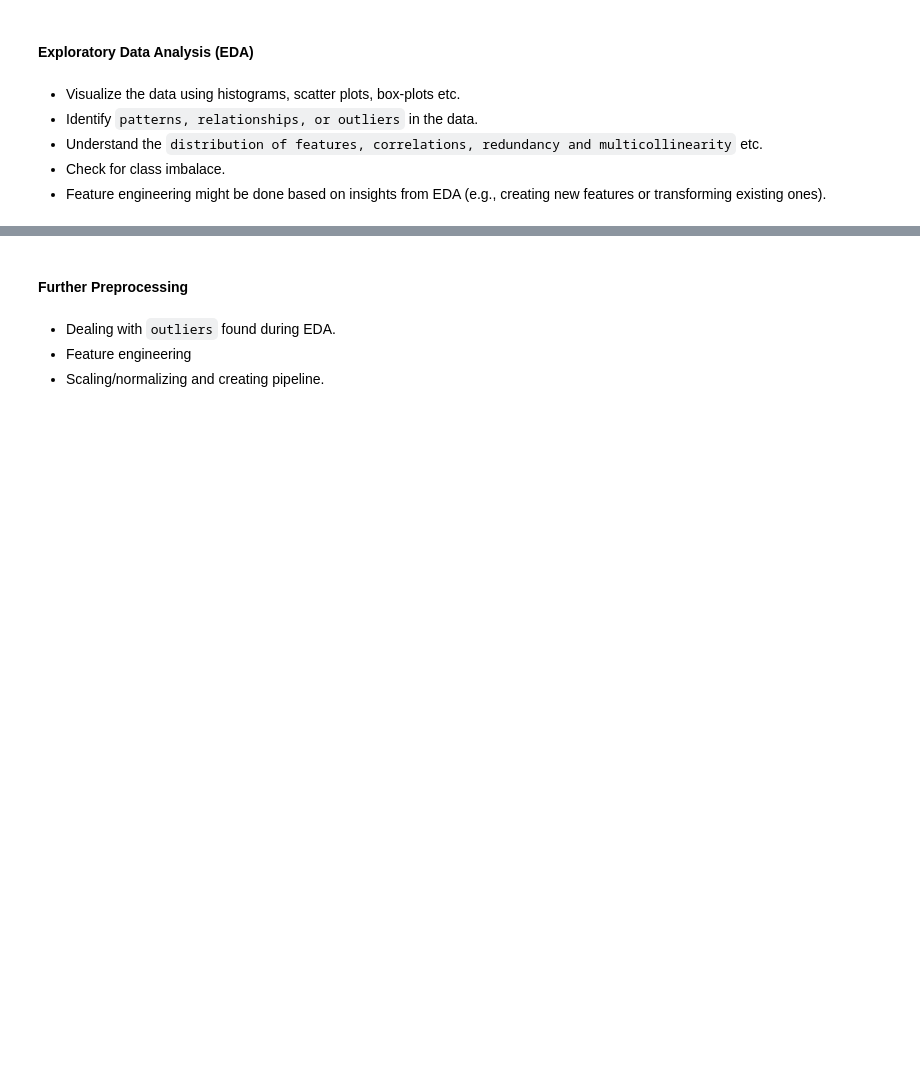
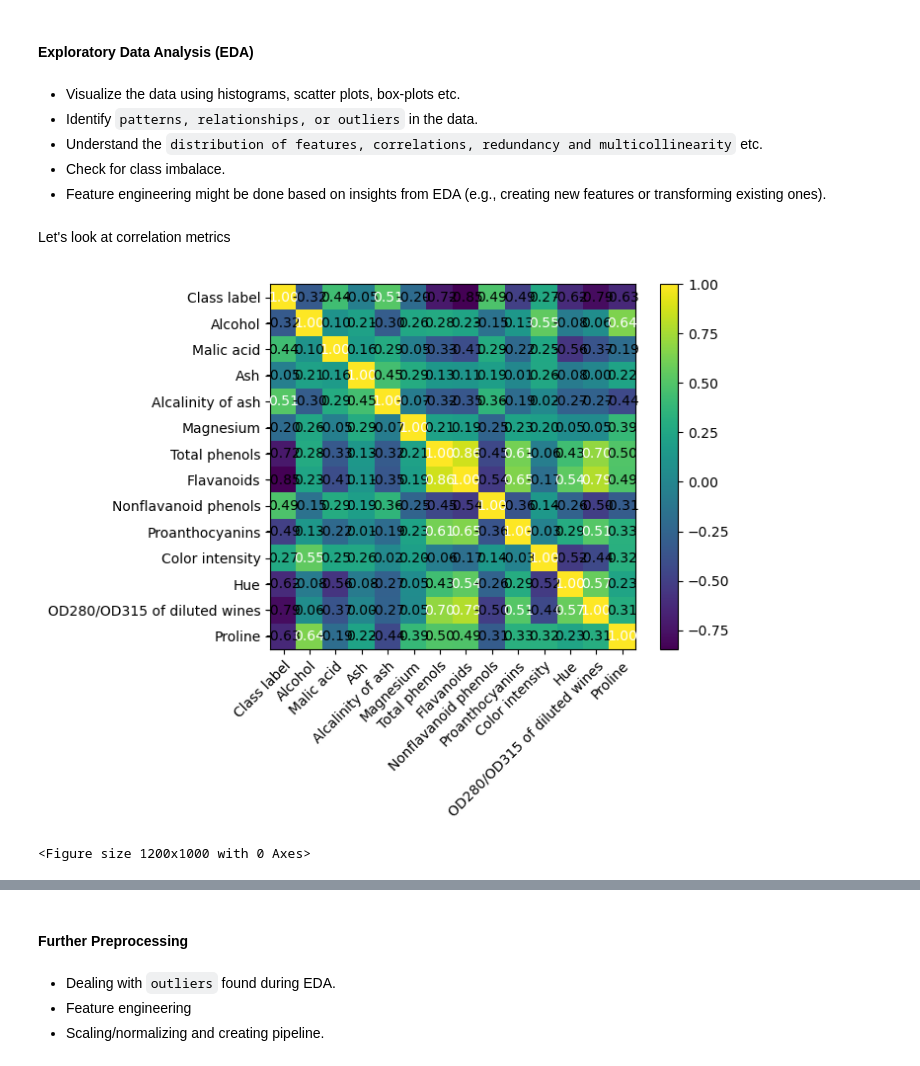
Before and after one commit to Alex-Idachaba/Machine-Learning-Algorithms, a Jupyter notebook: Dimensionality_Reduction.ipynb, the cells around one changed output, grey strips where cells are left out. Drawn from its saved outputs; the diff is of its cells as text; code cells hidden in the pictures; blank space fills up the shorter version.

```diff
--- a/Dimensionality_Reduction.ipynb
+++ b/Dimensionality_Reduction.ipynb
@@ -78,3 +102,18 @@ memory usage: 19.5 KB
 * Understand the `distribution of features, correlations, redundancy and multicollinearity` etc.
 * Check for class imbalace.
 * Feature engineering might be done based on insights from EDA (e.g., creating new features or transforming existing ones).
+# %% [markdown]
+Let's look at correlation metrics
+# %%
+import numpy as np
+from mlxtend.plotting import heatmap
+
+cm = np.corrcoef(df_wine_copy.values.T)
+hm = heatmap(cm, row_names=df_wine_copy.columns, column_names=df_wine_copy.columns)
+
+plt.figure(figsize=(12, 10))
+plt.tight_layout()
+plt.show()
+# %% [output]
+[figure, added]
+<Figure size 1200x1000 with 0 Axes>
```
Also changed, not shown: parts of 16 cells of this notebook.
